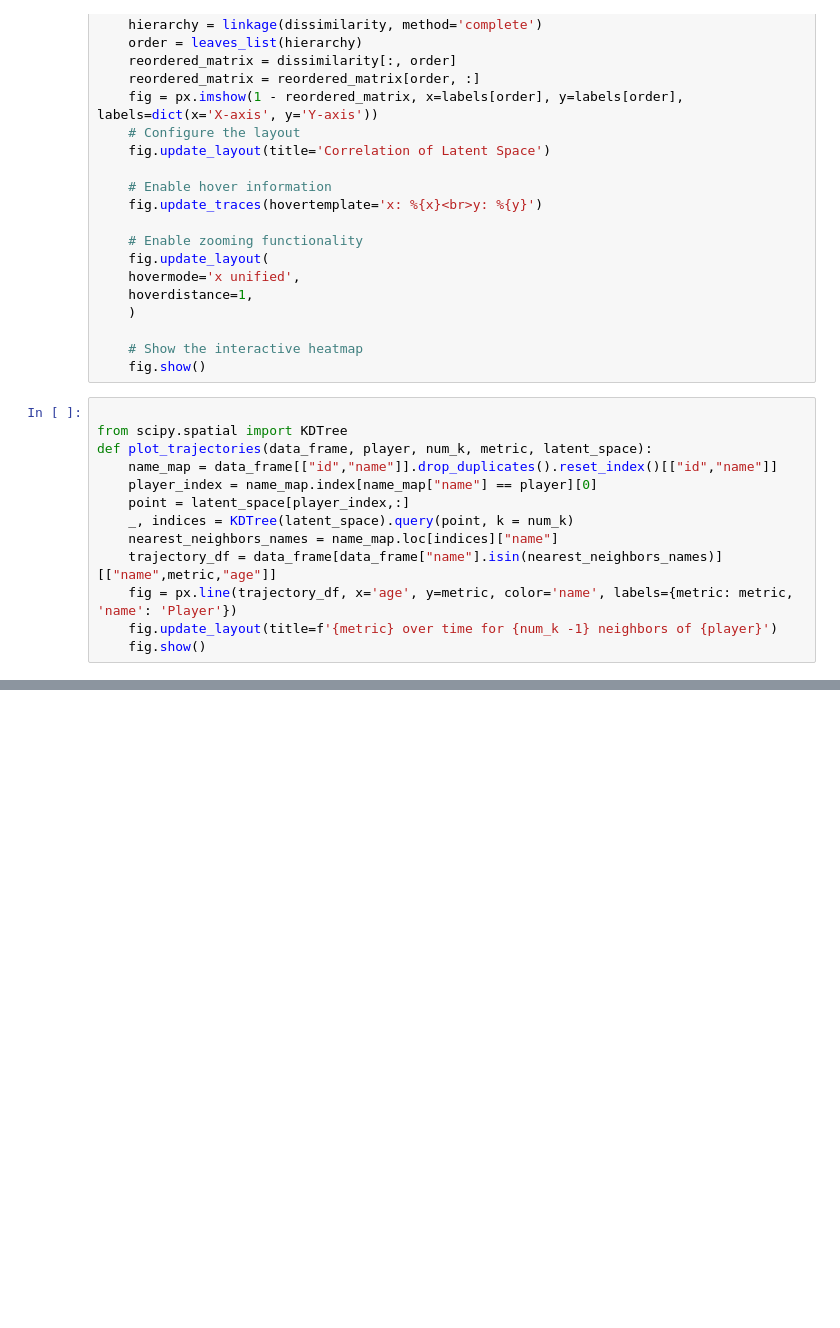
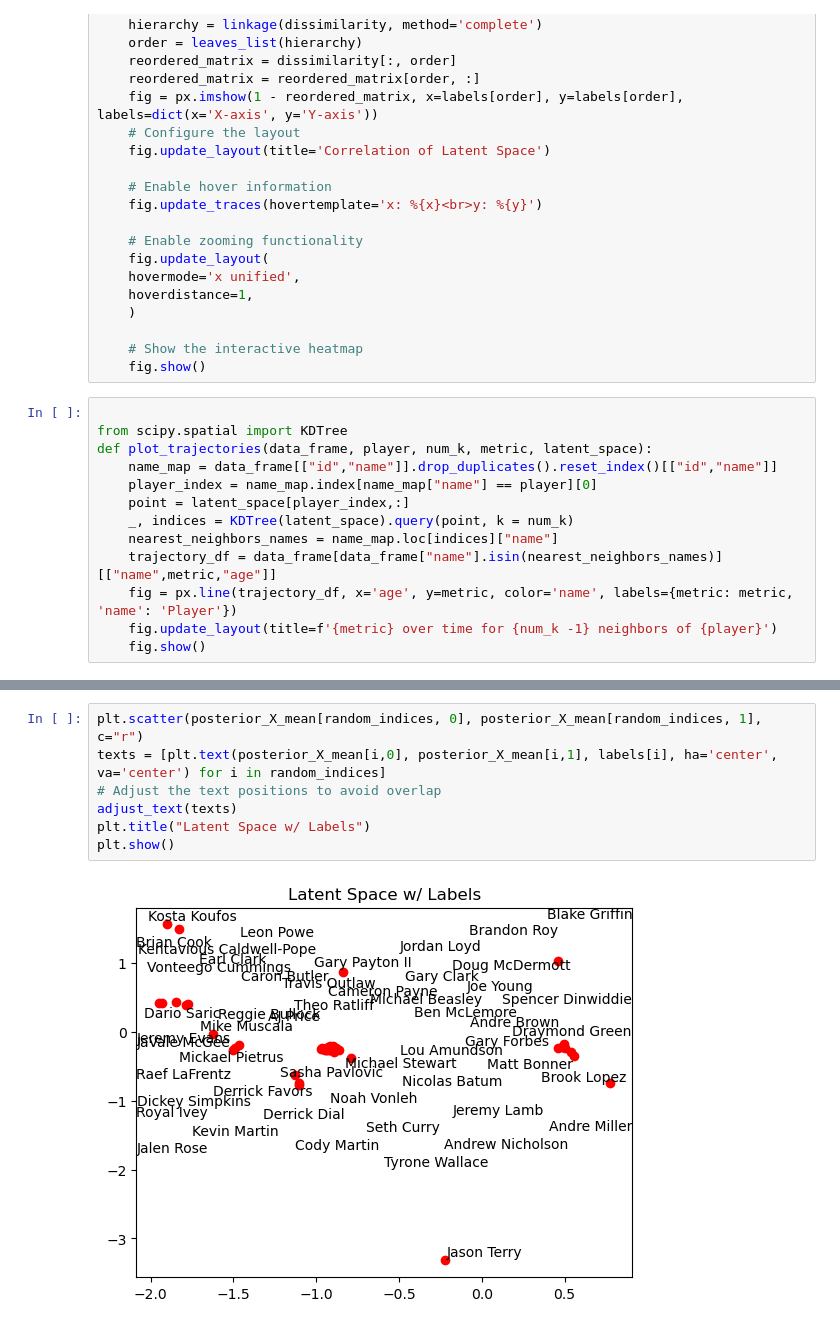
Before and after one commit to gwgundersen/rflvm, a Jupyter notebook: LatentFactor.ipynb, the cells around one changed output, grey strips where cells are left out. Saved outputs shown, nothing was run; the diff lists cells and outputs as text; blank space fills up the shorter version.

```diff
--- a/LatentFactor.ipynb
+++ b/LatentFactor.ipynb
@@ -140,0 +208,9 @@ def plot_trajectories(data_frame, player, num_k, metric, latent_space):
+# %%
+plt.scatter(posterior_X_mean[random_indices, 0], posterior_X_mean[random_indices, 1], c="r")
+texts = [plt.text(posterior_X_mean[i,0], posterior_X_mean[i,1], labels[i], ha='center', va='center') for i in random_indices]
+# Adjust the text positions to avoid overlap
+adjust_text(texts)
+plt.title("Latent Space w/ Labels")
+plt.show()
+# %% [output]
+[figure, added]
```
Also changed, not shown: parts of 6 cells of this notebook, 2 other files.
